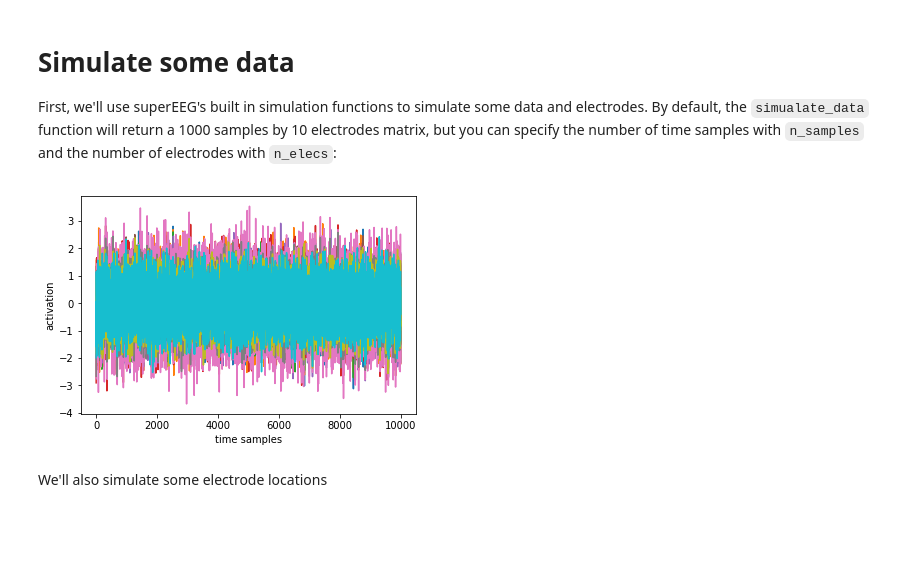
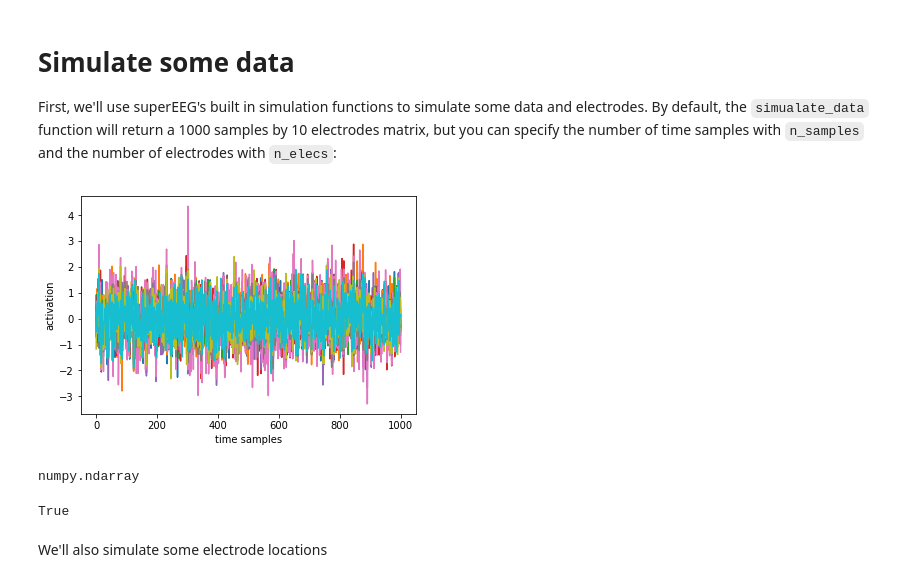
Before and after one commit to ContextLab/supereeg, a Jupyter notebook: docs/tutorial/brain_objects.ipynb, the cells around one changed output. Drawn from its saved outputs; the diff is of its cells as text; code cells hidden in the pictures; blank space fills up the shorter version.

```diff
--- a/docs/tutorial/brain_objects.ipynb
+++ b/docs/tutorial/brain_objects.ipynb
@@ -15,24 +15,25 @@ import matplotlib.pyplot as plt
 First, we'll use superEEG's built in simulation functions to simulate some data and electrodes. By default, the `simualate_data` function will return a 1000 samples by 10 electrodes matrix, but you can specify the number of time samples with `n_samples` and the number of electrodes with `n_elecs`:
 # %%
 # simulate some data
-data = se.simulate_bo(n_samples=10000, n_elecs=10).get_data()
+data = se.simulate_bo(n_samples=1000, sessions=2, n_elecs=10).get_data()
 
 # plot it
 plt.plot(data)
 plt.xlabel('time samples')
 plt.ylabel('activation')
 plt.show()
 # %% [output]
-[figure, old version]
+[figure, new version]
+numpy.ndarray
 # %%
-# # you can also specify a random seed and set the noise parameter to 0
-# # if you want to simulate the same brain object again
+# you can also specify a random seed and set the noise parameter to 0
+# if you want to simulate the same brain object again
 
-# data1 = se.simulate_bo(n_samples=10000, n_elecs=10, random_seed=True, noise=0).get_data()[0][0]
-# data2 = se.simulate_bo(n_samples=10000, n_elecs=10, random_seed=True, noise=0).get_data()[0][0]
-
-# print(data1)
-# print(data2)
+data1 = se.simulate_bo(n_samples=1000, sessions=2, n_elecs=5, random_seed=True, noise=0).get_data()
+data2 = se.simulate_bo(n_samples=1000, sessions=2, n_elecs=5, random_seed=True, noise=0).get_data()
+np.allclose(data1, data2)
+# %% [output]
+True
 # %% [markdown]
 We'll also simulate some electrode locations
 # %%
```
Also changed, not shown: parts of 13 cells of this notebook, 6 other files.
